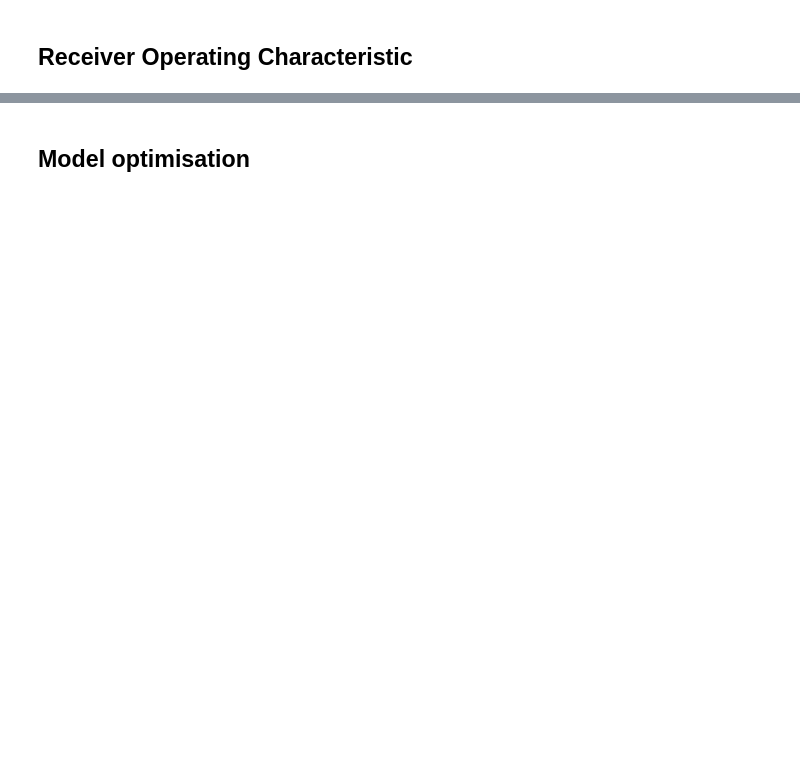
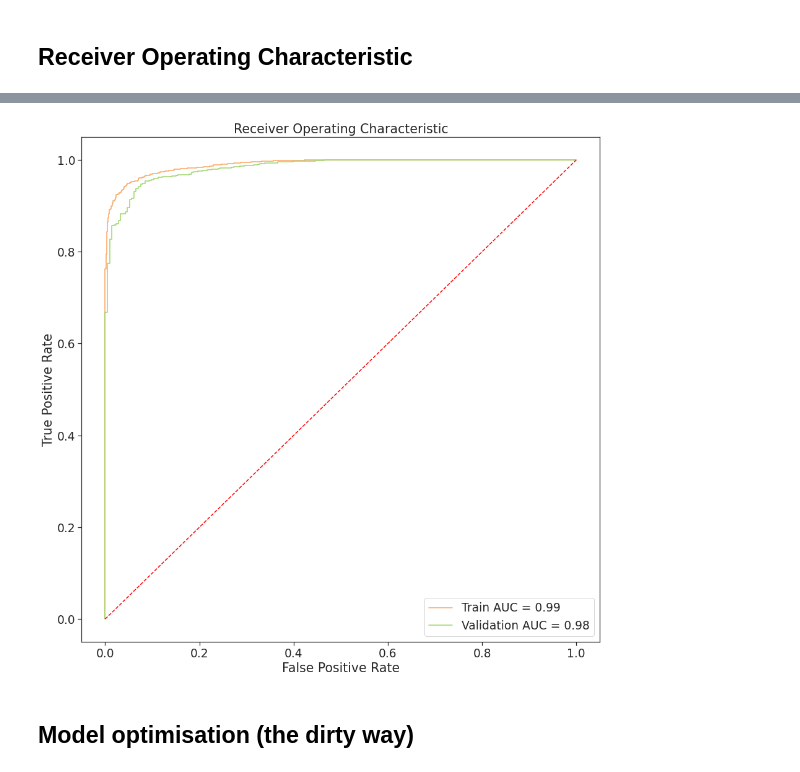
Before and after one commit to aghilissen/FakeJobDetection, a Jupyter notebook: index.ipynb, the cells around one changed output, grey strips where cells are left out. Cells and saved outputs as stored; diff of their text form; code cells hidden in the pictures; blank space fills up the shorter version.

```diff
--- a/index.ipynb
+++ b/index.ipynb
@@ -396,2 +397,6 @@ plt.show()
+# %%
+lib.buildROC(labels_train, labels_training_preds[:,1], labels_test, labels_test_preds[:,1])
+# %% [output]
+[figure, added]
 # %% [markdown]
-## Model optimisation
+## Model optimisation (the dirty way)
```
Also changed, not shown: parts of 49 cells of this notebook, 3 other files.
